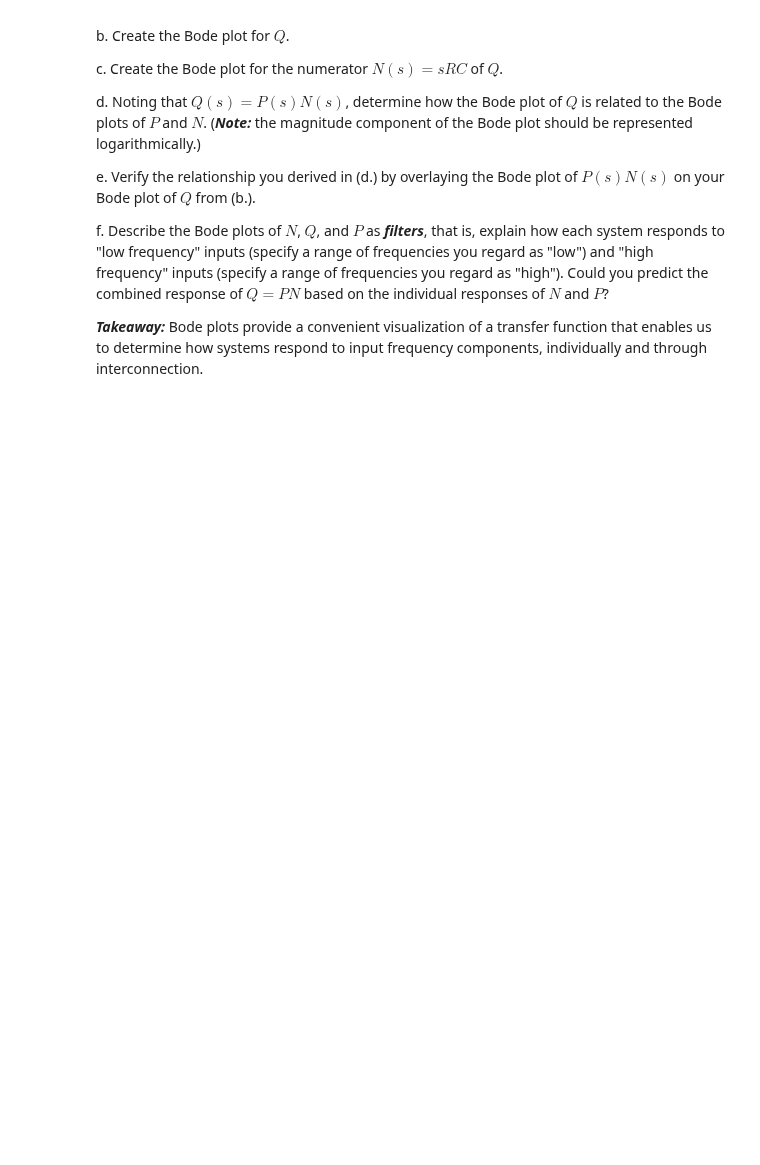
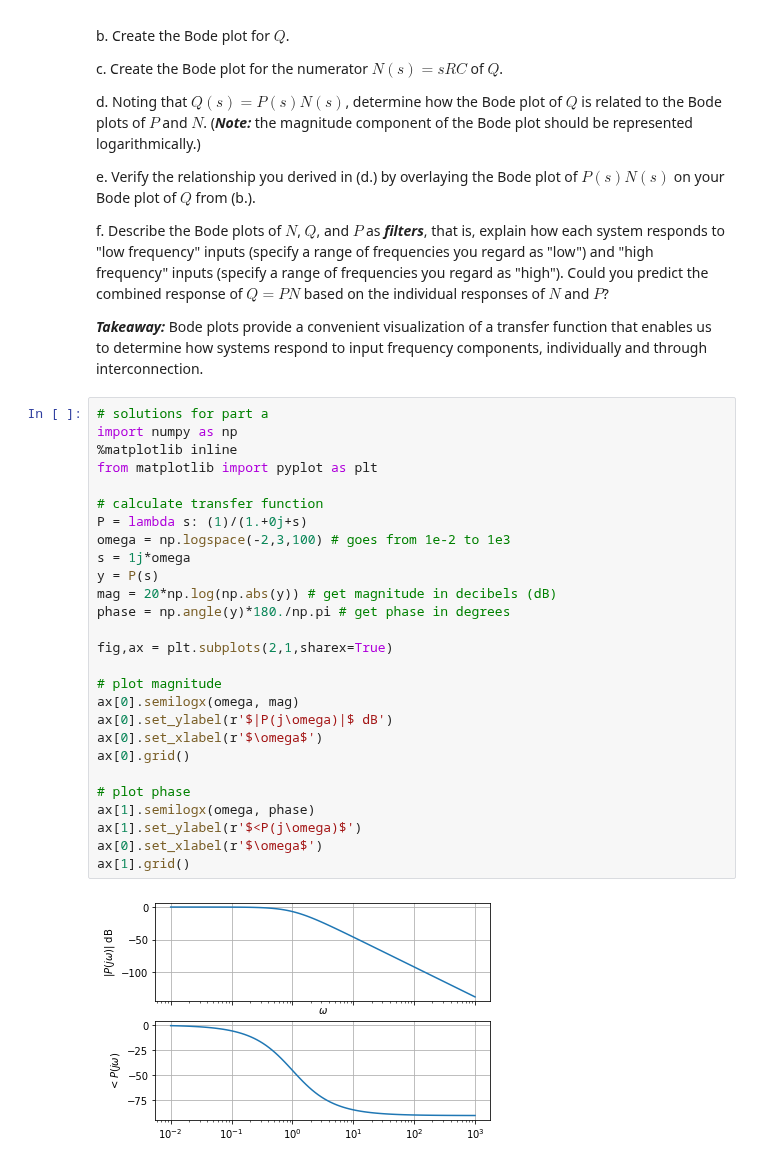
Before and after one commit to JGSuw/ee447_hw_solutions_public, a Jupyter notebook: 447_hw7_solution.ipynb, the cells around one changed output. Saved outputs shown, nothing was run; the diff lists cells and outputs as text; blank space fills up the shorter version.

Commit message:
finished solutions for homework 7

```diff
--- a/447_hw7_solution.ipynb
+++ b/447_hw7_solution.ipynb
@@ -437,3 +437,32 @@ e. Verify the relationship you derived in (d.) by overlaying the Bode plot of $P
 f. Describe the Bode plots of $N$, $Q$, and $P$ as ***filters***, that is, explain how each system responds to "low frequency" inputs (specify a range of frequencies you regard as "low") and "high frequency" inputs (specify a range of frequencies you regard as "high").  Could you predict the combined response of $Q = P N$  based on the individual responses of $N$ and $P$?
 
 ***Takeaway:*** Bode plots provide a convenient visualization of a transfer function that enables us to determine how systems respond to input frequency components, individually and through interconnection.
+# %%
+# solutions for part a
+import numpy as np
+%matplotlib inline
+from matplotlib import pyplot as plt
+
+# calculate transfer function
+P = lambda s: (1)/(1.+0j+s)
+omega = np.logspace(-2,3,100) # goes from 1e-2 to 1e3
+s = 1j*omega
+y = P(s)
+mag = 20*np.log(np.abs(y)) # get magnitude in decibels (dB)
+phase = np.angle(y)*180./np.pi # get phase in degrees
+
+fig,ax = plt.subplots(2,1,sharex=True)
+
+# plot magnitude
+ax[0].semilogx(omega, mag)
+ax[0].set_ylabel(r'$|P(j\omega)|$ dB')
+ax[0].set_xlabel(r'$\omega$')
+ax[0].grid()
+
+# plot phase
+ax[1].semilogx(omega, phase)
+ax[1].set_ylabel(r'$<P(j\omega)$')
+ax[0].set_xlabel(r'$\omega$')
+ax[1].grid()
+# %% [output]
+[figure, added]
```
Also changed, not shown: parts of 3 cells of this notebook.
